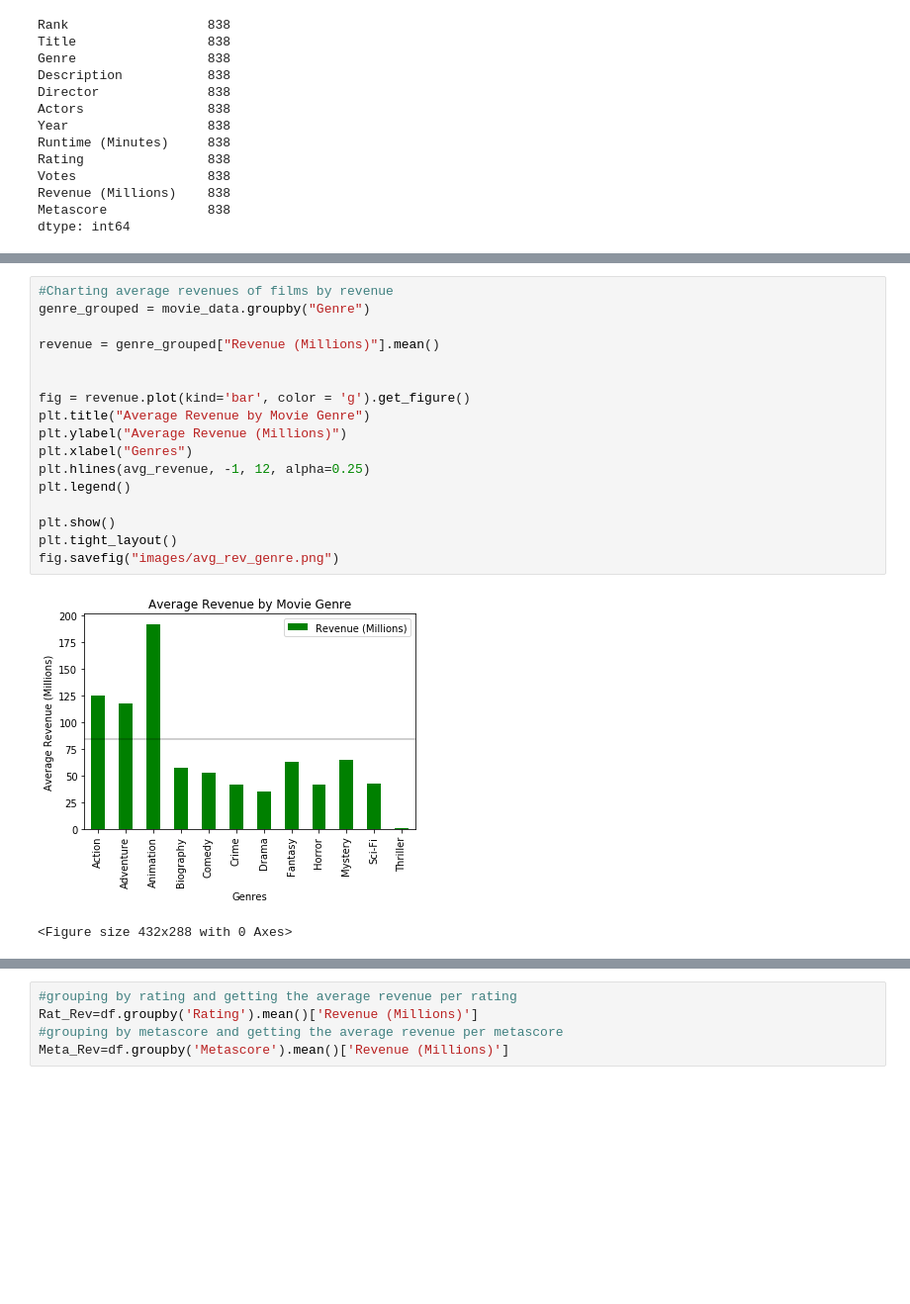
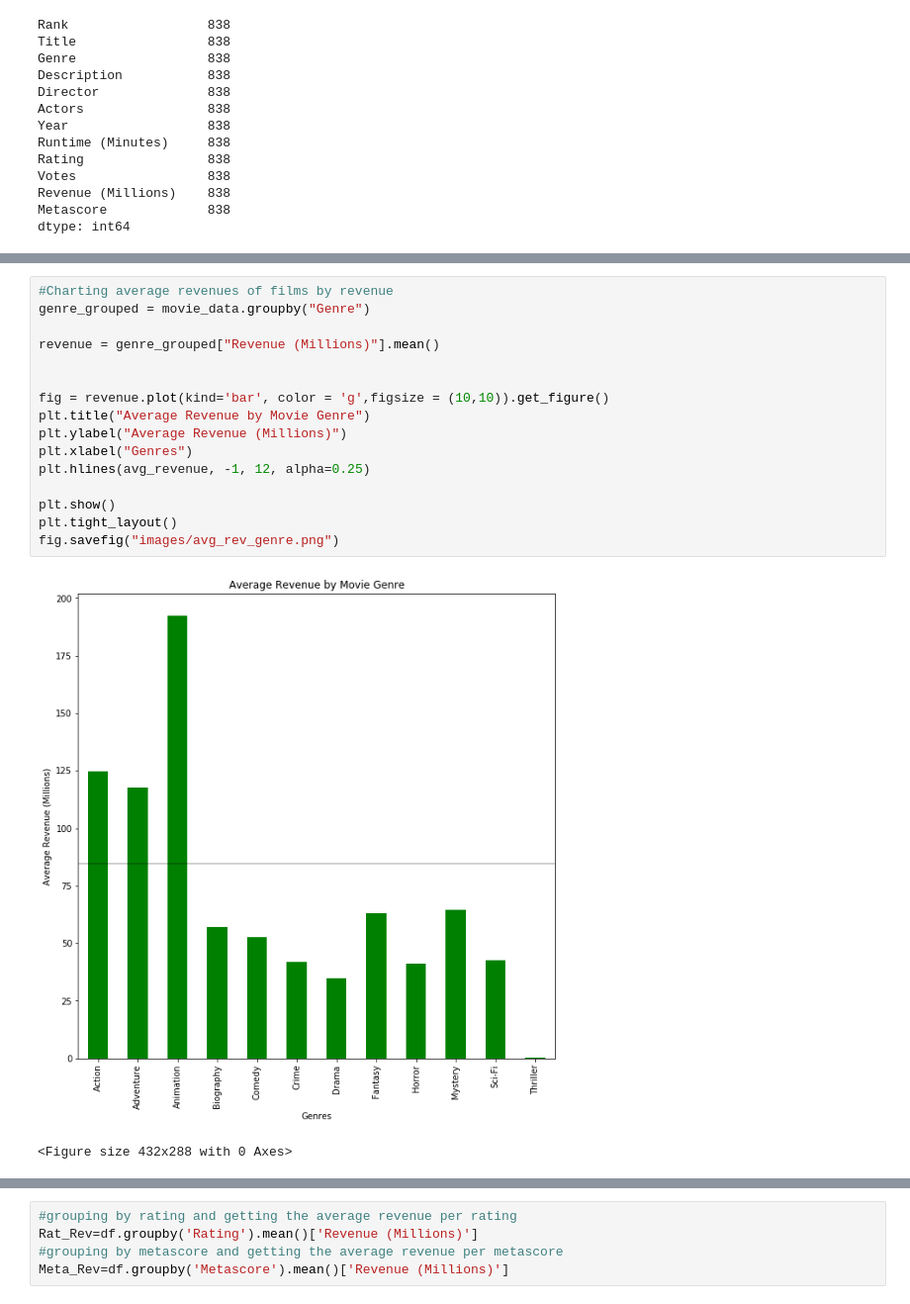
Before and after one commit to Abno-Distro-Group/final_project, a Jupyter notebook: Data Analysis and Visulations.ipynb, the cells around one changed output, grey strips where cells are left out. Shown: that part at 99% size. Saved outputs shown, nothing was run; the diff lists cells and outputs as text; blank space fills up the shorter version.

```diff
--- a/Data Analysis and Visulations.ipynb
+++ b/Data Analysis and Visulations.ipynb
@@ -92,22 +92,21 @@ summary_stats_revenue
 # %%
 #Charting average revenues of films by revenue
 genre_grouped = movie_data.groupby("Genre")
 
 revenue = genre_grouped["Revenue (Millions)"].mean()
 
 
-fig = revenue.plot(kind='bar', color = 'g').get_figure()
+fig = revenue.plot(kind='bar', color = 'g',figsize = (10,10)).get_figure()
 plt.title("Average Revenue by Movie Genre")
 plt.ylabel("Average Revenue (Millions)")
 plt.xlabel("Genres")
 plt.hlines(avg_revenue, -1, 12, alpha=0.25)
-plt.legend()
 
 plt.show()
 plt.tight_layout()
 fig.savefig("images/avg_rev_genre.png")
 # %% [output]
-[figure, old version]
+[figure, new version]
 <Figure size 432x288 with 0 Axes>
 # %%
 #Average earnings by runtimes
```
Also changed, not shown: parts of 9 cells of this notebook, 1 other file.
